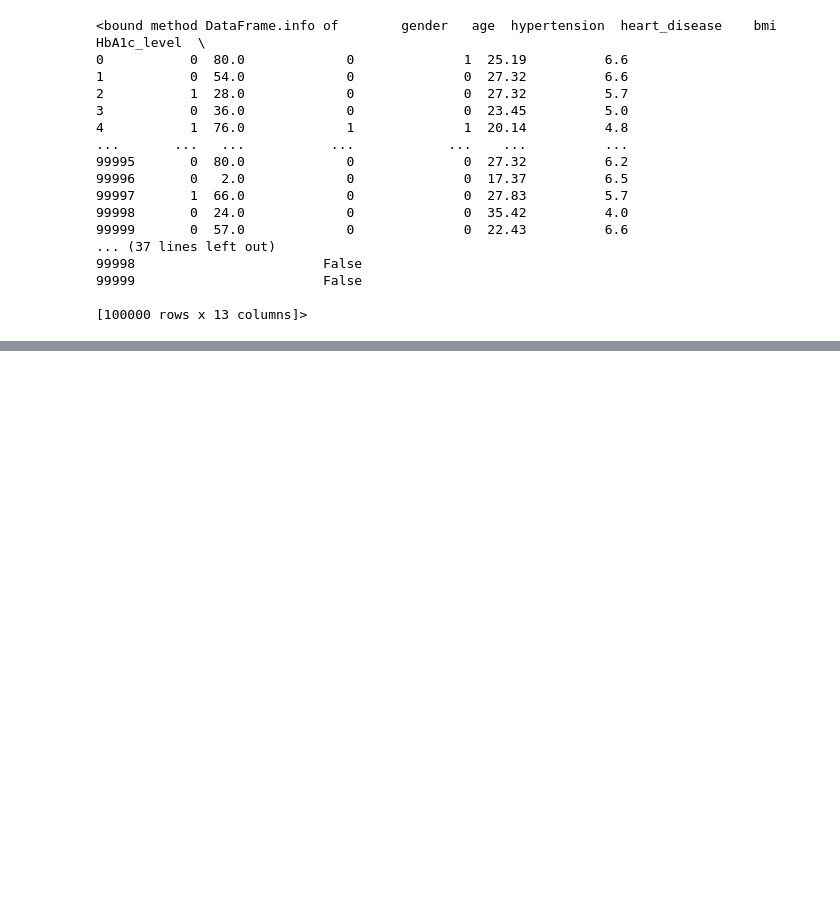
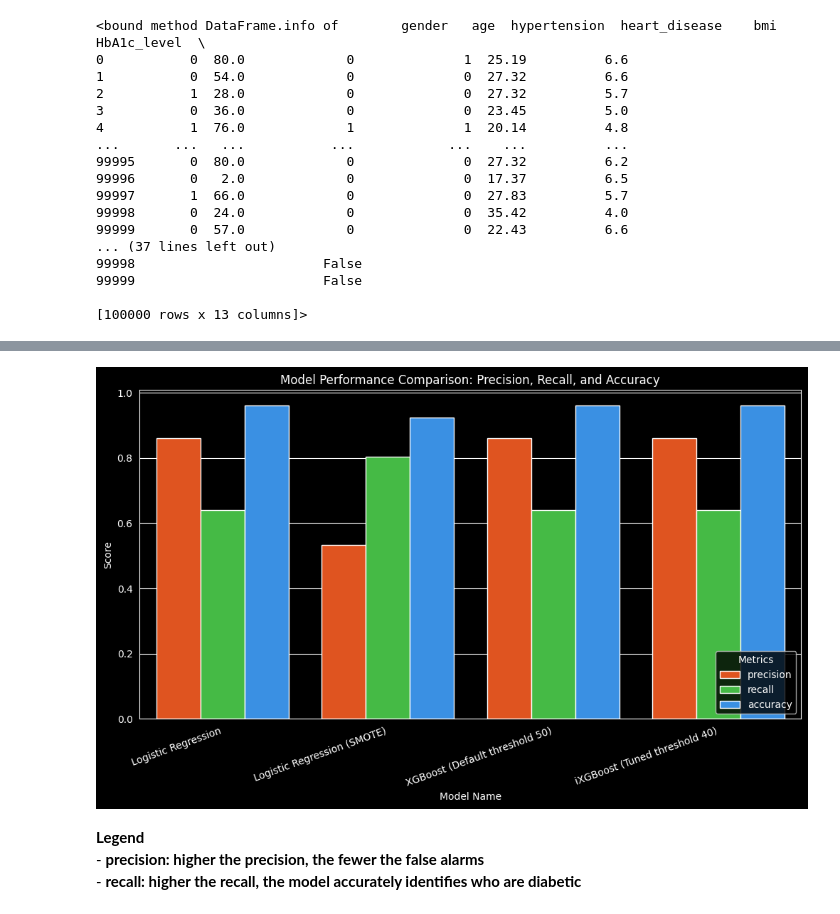
Before and after one commit to fkottapa3/Team14CSE6242, a Jupyter notebook: DiabetesPrediction_v1.ipynb, the cells around one changed output, grey strips where cells are left out. Drawn from its saved outputs; the diff is of its cells as text; code cells hidden in the pictures; blank space fills up the shorter version.

```diff
--- a/DiabetesPrediction_v1.ipynb
+++ b/DiabetesPrediction_v1.ipynb
@@ -322,0 +557,44 @@ df.info
+# %%
+# Re-import necessary libraries
+import sqlite3
+import pandas as pd
+import matplotlib.pyplot as plt
+import seaborn as sns
+
+# Load stored results into a DataFrame
+conn = sqlite3.connect("diabetes_results.db")
+df_results = pd.read_sql("SELECT * FROM model_results", conn)
+conn.close()
+
+# Set dark plot style
+plt.style.use("dark_background")
+
+# Set figure size
+plt.figure(figsize=(12, 6))
+
+# Reshape DataFrame for seaborn compatibility
+df_melted = df_results.melt(id_vars='model_name', value_vars=['precision', 'recall', 'accuracy'],
+                            var_name='metric', value_name='score')
+
+# Define brighter colors explicitly
+palette = {"precision": "#FF4500", "recall": "#32CD32", "accuracy": "#1E90FF"}
+
+# Create grouped bar plot
+sns.barplot(data=df_melted, x="model_name", y="score", hue="metric", palette=palette)
+
+# Customize the plot
+plt.xlabel("Model Name")
+plt.ylabel("Score")
+plt.xticks(rotation=20, ha="right")
+plt.title("Model Performance Comparison: Precision, Recall, and Accuracy")
+plt.legend(title='Metrics', loc='lower right')
+
+
+# Show plot
+plt.show()
+# %% [output]
+[figure, added]
+# %% [markdown]
+**Legend**
+    -   **precision: higher the precision, the fewer the false alarms**
+    -   **recall: higher the recall, the model accurately identifies who are diabetic**
```
Also changed, not shown: parts of 13 cells of this notebook.
